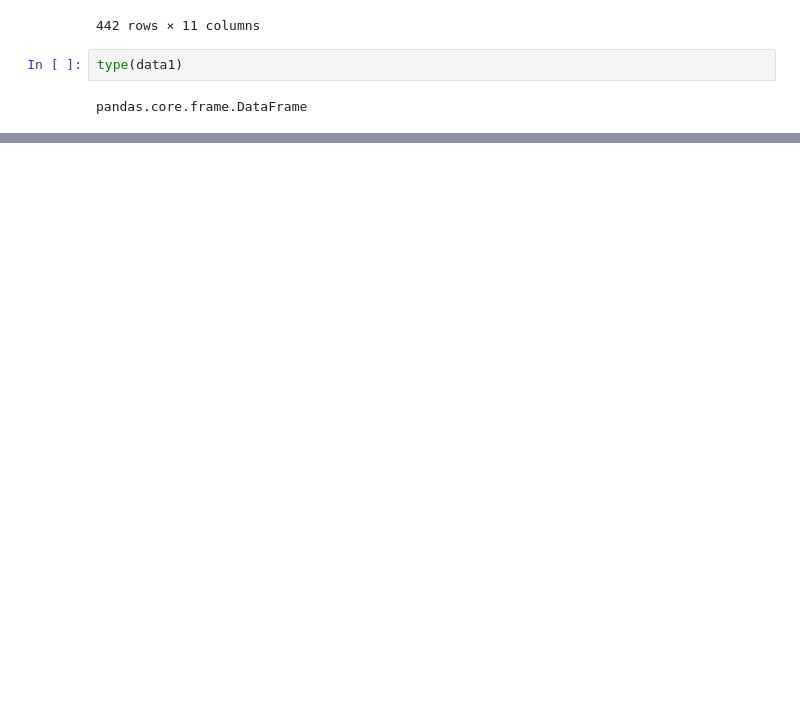
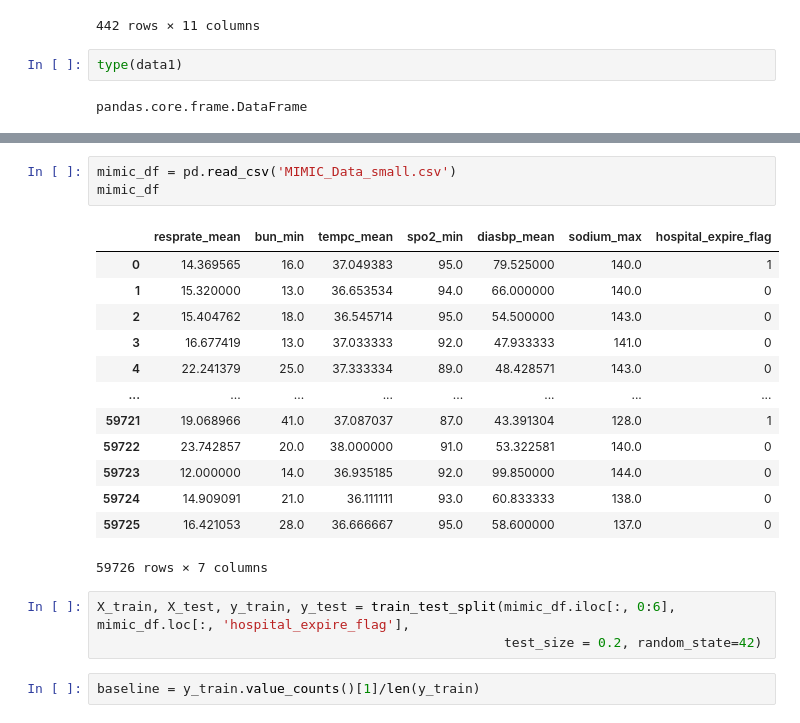
Before and after one commit to cecann10/Test, a Jupyter notebook: Metis_BC_Pairs.ipynb, the cells around one changed output, grey strips where cells are left out. Cells and saved outputs as stored; diff of their text form; blank space fills up the shorter version.

```diff
--- a/Metis_BC_Pairs.ipynb
+++ b/Metis_BC_Pairs.ipynb
@@ -304,0 +315,22 @@ pandas.core.frame.DataFrame
+# %%
+mimic_df = pd.read_csv('MIMIC_Data_small.csv')
+mimic_df
+# %% [output]
+|  | resprate_mean | bun_min | tempc_mean | spo2_min | diasbp_mean | sodium_max | hospital_expire_flag |
+| 0 | 14.369565 | 16.0 | 37.049383 | 95.0 | 79.525000 | 140.0 | 1 |
+| 1 | 15.320000 | 13.0 | 36.653534 | 94.0 | 66.000000 | 140.0 | 0 |
+| 2 | 15.404762 | 18.0 | 36.545714 | 95.0 | 54.500000 | 143.0 | 0 |
+| 3 | 16.677419 | 13.0 | 37.033333 | 92.0 | 47.933333 | 141.0 | 0 |
+| 4 | 22.241379 | 25.0 | 37.333334 | 89.0 | 48.428571 | 143.0 | 0 |
+| ... | ... | ... | ... | ... | ... | ... | ... |
+| 59721 | 19.068966 | 41.0 | 37.087037 | 87.0 | 43.391304 | 128.0 | 1 |
+| 59722 | 23.742857 | 20.0 | 38.000000 | 91.0 | 53.322581 | 140.0 | 0 |
+| 59723 | 12.000000 | 14.0 | 36.935185 | 92.0 | 99.850000 | 144.0 | 0 |
+| 59724 | 14.909091 | 21.0 | 36.111111 | 93.0 | 60.833333 | 138.0 | 0 |
+| 59725 | 16.421053 | 28.0 | 36.666667 | 95.0 | 58.600000 | 137.0 | 0 |
+59726 rows × 7 columns
+# %%
+X_train, X_test, y_train, y_test = train_test_split(mimic_df.iloc[:, 0:6], mimic_df.loc[:, 'hospital_expire_flag'],
+                                                    test_size = 0.2, random_state=42)
+# %%
+baseline = y_train.value_counts()[1]/len(y_train)
```
Also changed, not shown: parts of 13 cells of this notebook, 30 other files.
